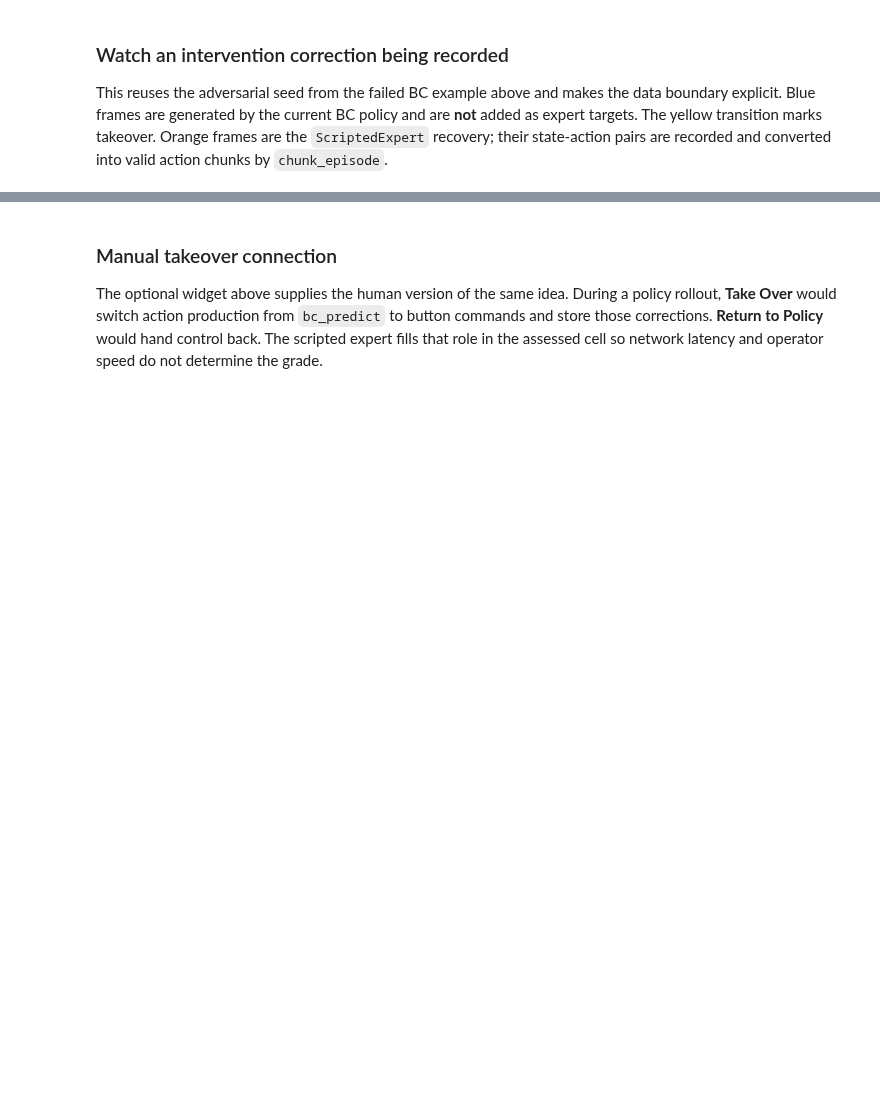
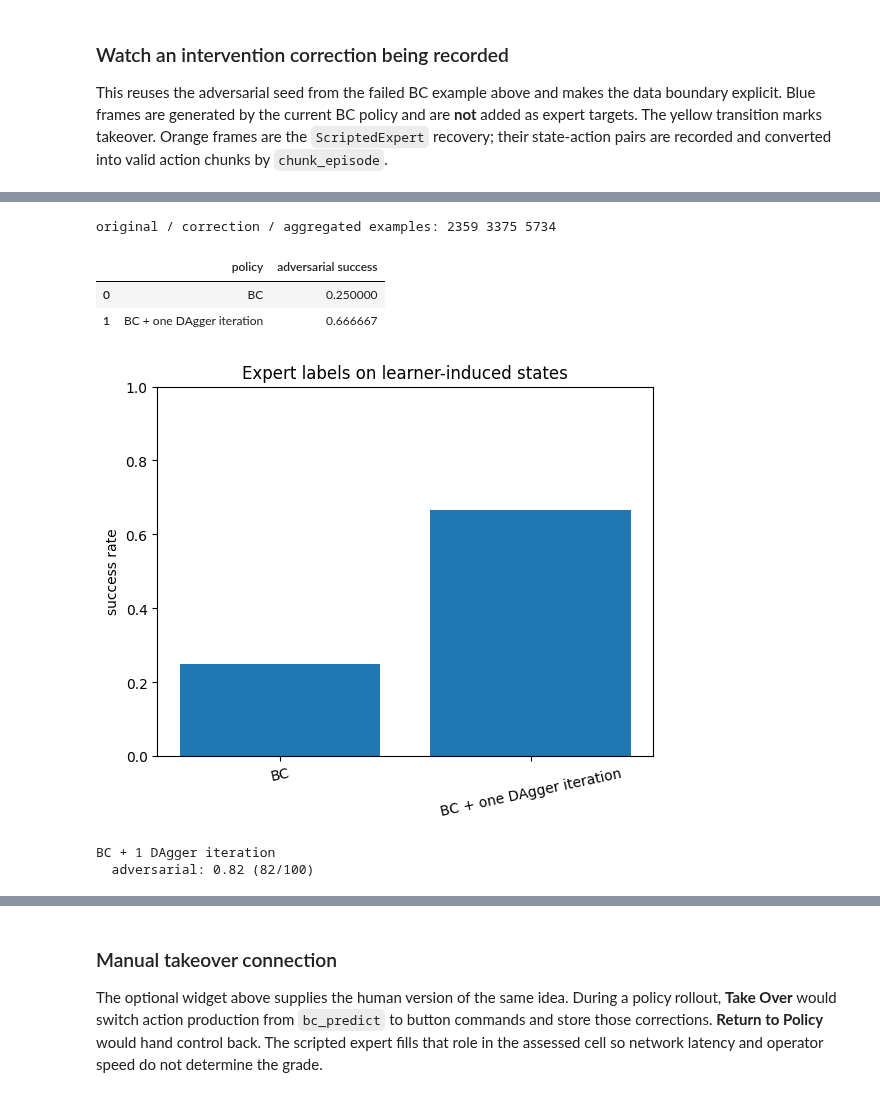
Before and after one commit to comprock15/multimodal-vla-course, a Jupyter notebook: 02-imitation-learning/notebooks/seminar_02_imitation_learning_student.ipynb, the cells around one changed output, grey strips where cells are left out. Saved outputs shown, nothing was run; the diff lists cells and outputs as text; code cells hidden in the pictures; blank space fills up the shorter version.

```diff
--- a/02-imitation-learning/notebooks/seminar_02_imitation_learning_student.ipynb
+++ b/02-imitation-learning/notebooks/seminar_02_imitation_learning_student.ipynb
@@ -587,6 +660,35 @@ def collect_corrections(predict, seeds, takeover_after_chunks=2):
     for episode, seed in enumerate(seeds):
         env = SO101Env(seed=int(seed), obstacle_mode='adversarial', render_size=(96,72))
         # TO DO: execute learner chunks, then record a ScriptedExpert recovery.
+
+        # 1) Let the current policy execute `takeover_after_chunks` chunks
+        for _ in range(takeover_after_chunks):
+            for action in predict(env.state()):
+                env.step(action)
+                if env.success() or env.failed():
+                    break
+            if env.success() or env.failed():
+                break
+
+        # 2) record the expert recovery
+        if not (env.success() or env.failed()):
+            expert = ScriptedExpert(env)
+            ep_states, ep_actions = [], []
+            for _ in range(420):
+                ep_states.append(env.state())
+                action = expert.action()
+                ep_actions.append(action)
+                env.step(action)
+                if env.success() or env.failed():
+                    break
+
+            if env.success() and len(ep_states) >= CHUNK_SIZE:
+                states, chunks = chunk_episode(np.stack(ep_states), np.stack(ep_actions), CHUNK_SIZE)
+                if len(chunks):
+                    correction_states.append(states)
+                    correction_chunks.append(chunks)
+                    correction_episodes.append(np.full(len(chunks), episode, dtype=np.int64))
+
         env.close()
     if not correction_states:
         raise RuntimeError('No successful corrections were collected')
@@ -654,23 +760,45 @@ display(pd.DataFrame([{k: v for k, v in intervention_video.items() if k != 'fram
 # %%
 dagger_state, dagger_chunk, dagger_episode = collect_corrections(
     bc_predict, np.arange(200, 230), takeover_after_chunks=1)
 all_states = np.concatenate([bc_data['state'], dagger_state])
 all_chunks = np.concatenate([bc_data['action_chunk'], dagger_chunk])
 all_episodes = np.concatenate([bc_data['episode'], dagger_episode])
 # Hold out every fifth complete episode; never split adjacent windows at random.
 dagger_train = all_episodes % 5 != 4
 print('original / correction / aggregated examples:',
       len(bc_data['state']), len(dagger_state), len(all_states))
 
 dagger_model, dagger_norm, dagger_history = train_policy(
-    all_states, all_chunks, dagger_train, epochs=220)
+    all_states, all_chunks, dagger_train, epochs=220,
+    sample_weights=np.where(all_episodes < 200, 1.0, 2.5))
 dagger_predict = predictor(dagger_model, dagger_norm)
 dagger_adversarial = evaluate_policy(
     lambda s: SO101Env(seed=s, obstacle_mode='adversarial', render_size=(96,72)),
     dagger_predict, eval_seeds)
 comparison = pd.DataFrame({'policy': ['BC', 'BC + one DAgger iteration'],
                            'adversarial success': [bc_adversarial.mean(),
                                                    dagger_adversarial.mean()]})
 display(comparison)
 plt.bar(comparison.policy, comparison['adversarial success']); plt.ylim(0,1)
 plt.ylabel('success rate'); plt.xticks(rotation=12); plt.title('Expert labels on learner-induced states'); plt.show()
+# %% [output]
+original / correction / aggregated examples: 2359 3375 5734
+|  | policy | adversarial success |
+| 0 | BC | 0.250000 |
+| 1 | BC + one DAgger iteration | 0.666667 |
+[figure, added]
+# %%
+#---------check other seeds-----------
+holdout_seeds = np.arange(1000, 1100)
+
+dagger_adversarial_holdout = evaluate_policy(
+    lambda s: SO101Env(seed=s, obstacle_mode='adversarial', render_size=(96,72)),
+    dagger_predict, holdout_seeds)
+
+print('BC + 1 DAgger iteration')
+print('  adversarial:', round(dagger_adversarial_holdout.mean(), 4),
+      f'({int(dagger_adversarial_holdout.sum())}/{len(holdout_seeds)})')
+#------------------------------------
+# %% [output]
+BC + 1 DAgger iteration
+  adversarial: 0.82 (82/100)
```
Also changed, not shown: parts of 20 cells of this notebook, 2 other files.
